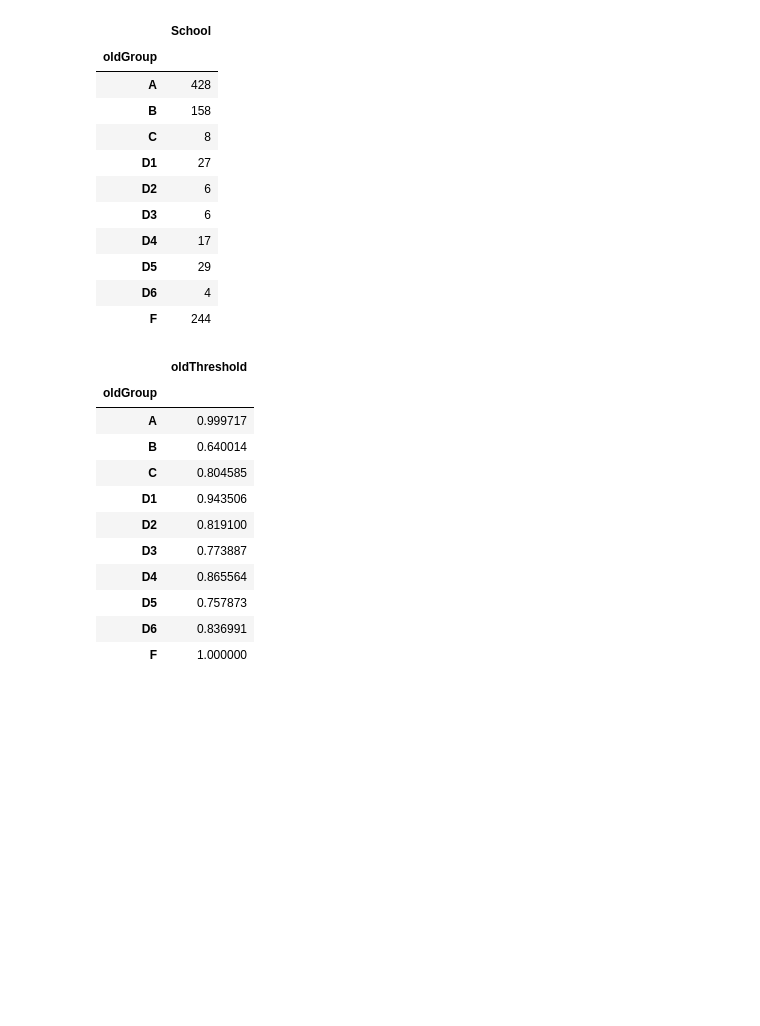
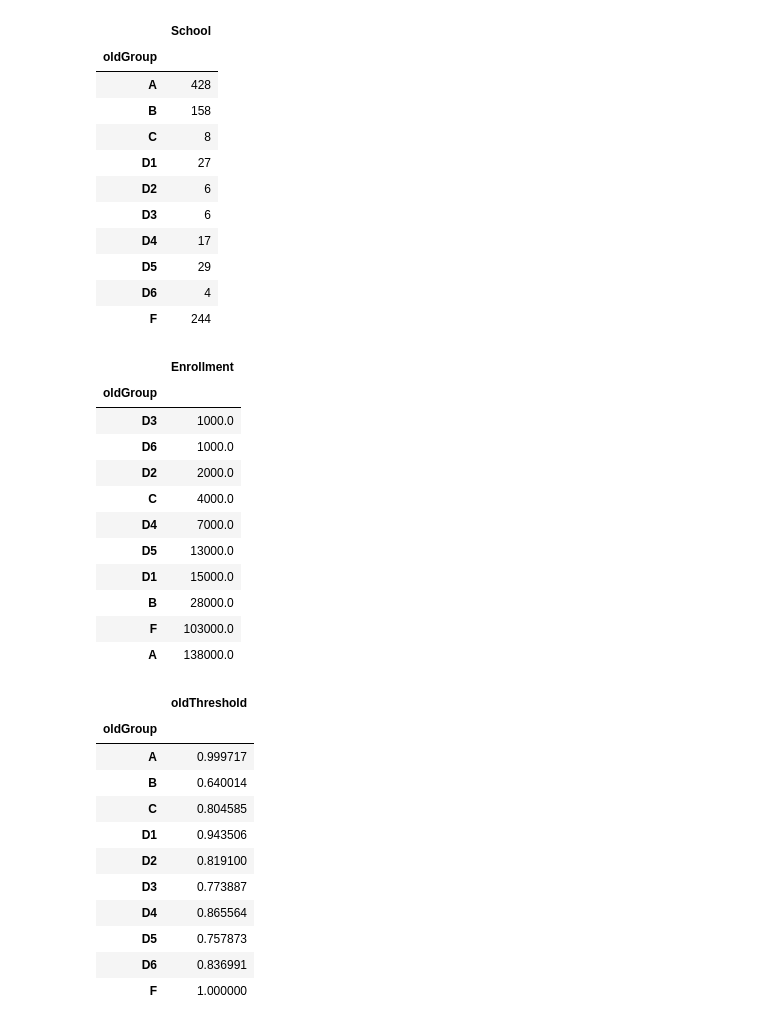
Before and after one commit to MODA-NYC/Project_SchoolLunch, a Jupyter notebook: ExistingVsNewSchools.ipynb, the cells around one changed output. Saved outputs shown, nothing was run; the diff lists cells and outputs as text; code cells hidden in the pictures; blank space fills up the shorter version.

```diff
--- a/ExistingVsNewSchools.ipynb
+++ b/ExistingVsNewSchools.ipynb
@@ -105,6 +106,21 @@ cepExist.groupby('oldGroup').count()[['School']]
 | D5 | 29 |
 | D6 | 4 |
 | F | 244 |
+# %%
+cepExist.groupby('oldGroup').sum()[['Enrollment']].apply(lambda x: np.round(x,-3)).sort_values('Enrollment')
+# %% [output]
+|  | Enrollment |
+| oldGroup |  |
+| D3 | 1000.0 |
+| D6 | 1000.0 |
+| D2 | 2000.0 |
+| C | 4000.0 |
+| D4 | 7000.0 |
+| D5 | 13000.0 |
+| D1 | 15000.0 |
+| B | 28000.0 |
+| F | 103000.0 |
+| A | 138000.0 |
 # %%
 cepExist.groupby('oldGroup').mean()[['oldThreshold']]
 # %% [output]
```
Also changed, not shown: parts of 48 cells of this notebook.
